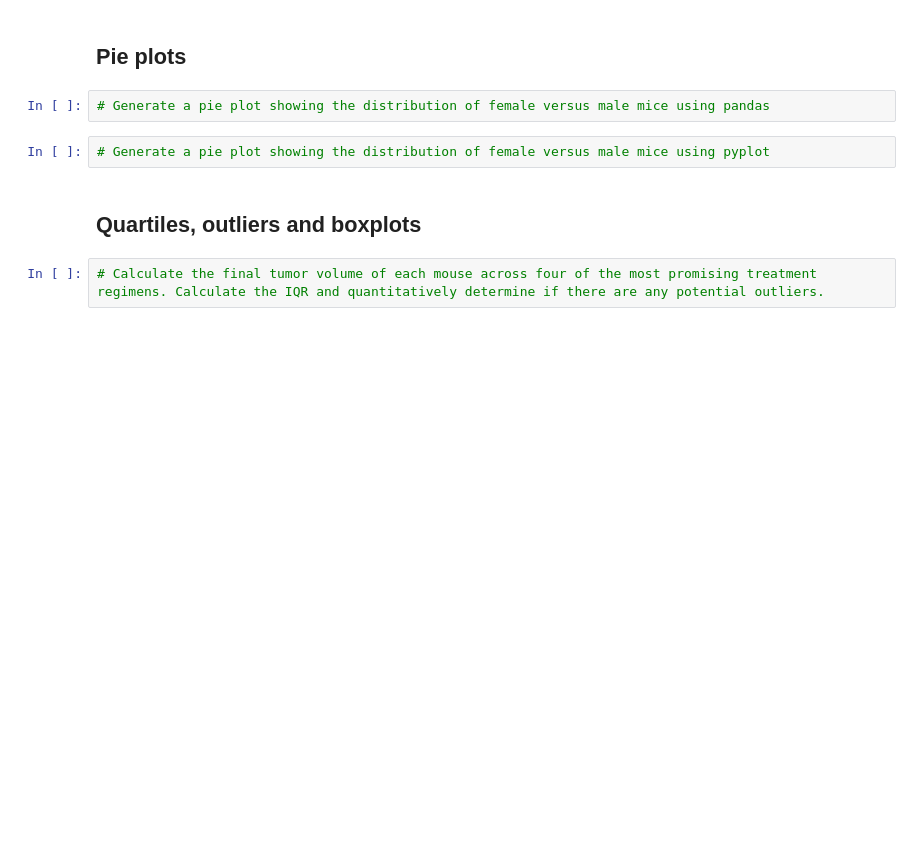
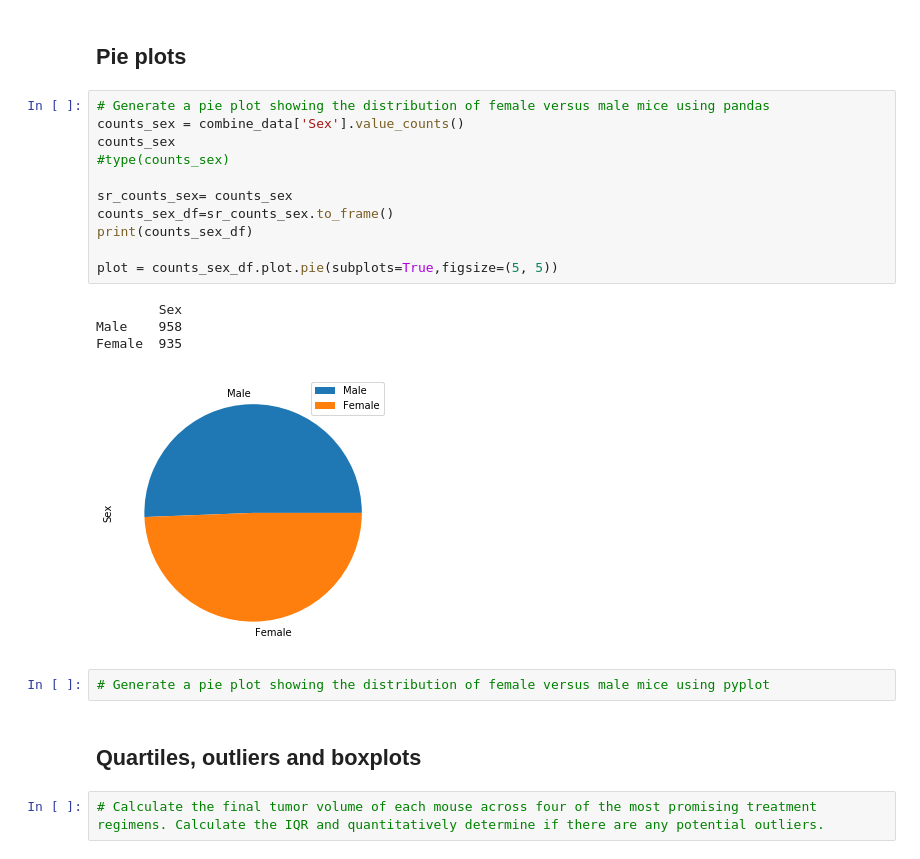
Before and after one commit to amolgupte/Matplotlib-Challenge, a Jupyter notebook: PyPharma.ipynb, the cells around one changed output. Drawn from its saved outputs; the diff is of its cells as text; blank space fills up the shorter version.

```diff
--- a/PyPharma.ipynb
+++ b/PyPharma.ipynb
@@ -141,6 +123,20 @@ print(result)
 ## Pie plots
 # %%
 # Generate a pie plot showing the distribution of female versus male mice using pandas
+counts_sex = combine_data['Sex'].value_counts()
+counts_sex
+#type(counts_sex)
+
+sr_counts_sex= counts_sex
+counts_sex_df=sr_counts_sex.to_frame()
+print(counts_sex_df)
+
+plot = counts_sex_df.plot.pie(subplots=True,figsize=(5, 5))
+# %% [output]
+        Sex
+Male    958
+Female  935
+[figure, added]
 # %%
 # Generate a pie plot showing the distribution of female versus male mice using pyplot
 # %% [markdown]
```
Also changed, not shown: parts of 2 cells of this notebook.
